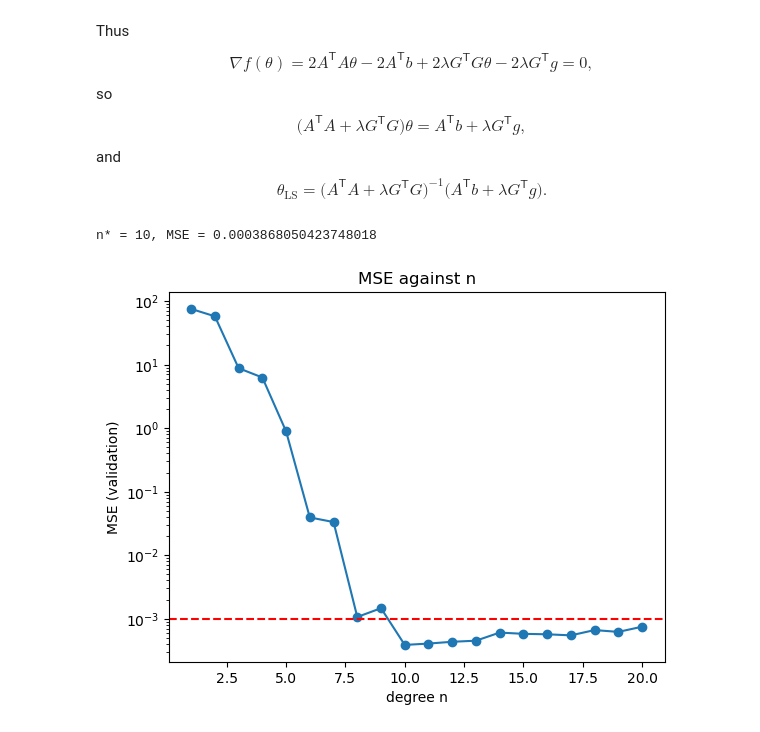
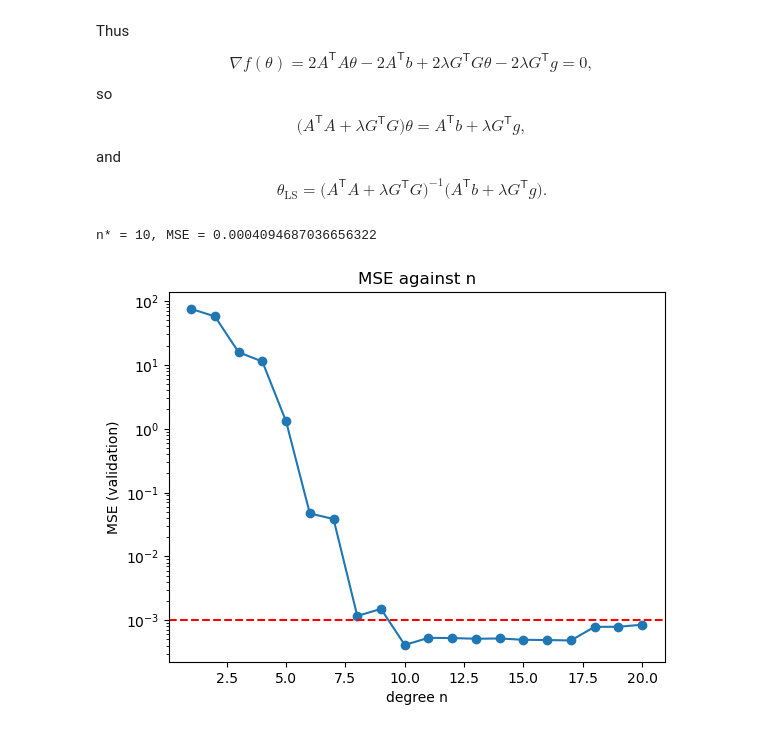
Before and after one commit to Shengyuan-Liu/MATH60005_Optimisation_cw, a Jupyter notebook: part1.ipynb, the cells around one changed output. Drawn from its saved outputs; the diff is of its cells as text; code cells hidden in the pictures.

```diff
--- a/part1.ipynb
+++ b/part1.ipynb
@@ -248,29 +248,29 @@ def fit_with_grad(n, x_grad, y_grad, g_grad, x_valid, y_valid, lamb=1.0):
 # %%
 # check what number of degree n can reach the error < 1.0e-3
 ns = np.arange(1, 21)
 mses_grad = []
 thetas_grad = {}
 n_optim_grad = None
 least_valid_mse = float('inf')
-lamb = 0.1
+lamb = 0.2
 for n in ns:
     theta_grad, valid_mse_grad, train_mse_grad = fit_with_grad(n, x_grad, y_grad, g_grad, x_valid, y_valid, lamb=lamb)
     if valid_mse_grad < least_valid_mse:
         n_optim_grad = n
         least_valid_mse = valid_mse_grad
     mses_grad.append(valid_mse_grad)
     thetas_grad[n] = theta_grad
 print(f"n* = {n_optim_grad}, MSE = {mses_grad[n_optim_grad - 1] if n_optim_grad else None}")
 
 # plot the figure mse against degree n
 plt.figure()
 plt.yscale('log')
 plt.plot(ns, mses_grad, marker='o')
 plt.axhline(y=1e-3, linestyle='--', color='red')
 plt.xlabel('degree n')
 plt.ylabel('MSE (validation)')
 plt.title('MSE against n')
 plt.show()
 # %% [output]
-n* = 10, MSE = 0.0003868050423748018
+n* = 10, MSE = 0.0004094687036656322
-[figure, old version]
+[figure, new version]
```
Also changed, not shown: parts of 3 cells of this notebook, 1 other file.
